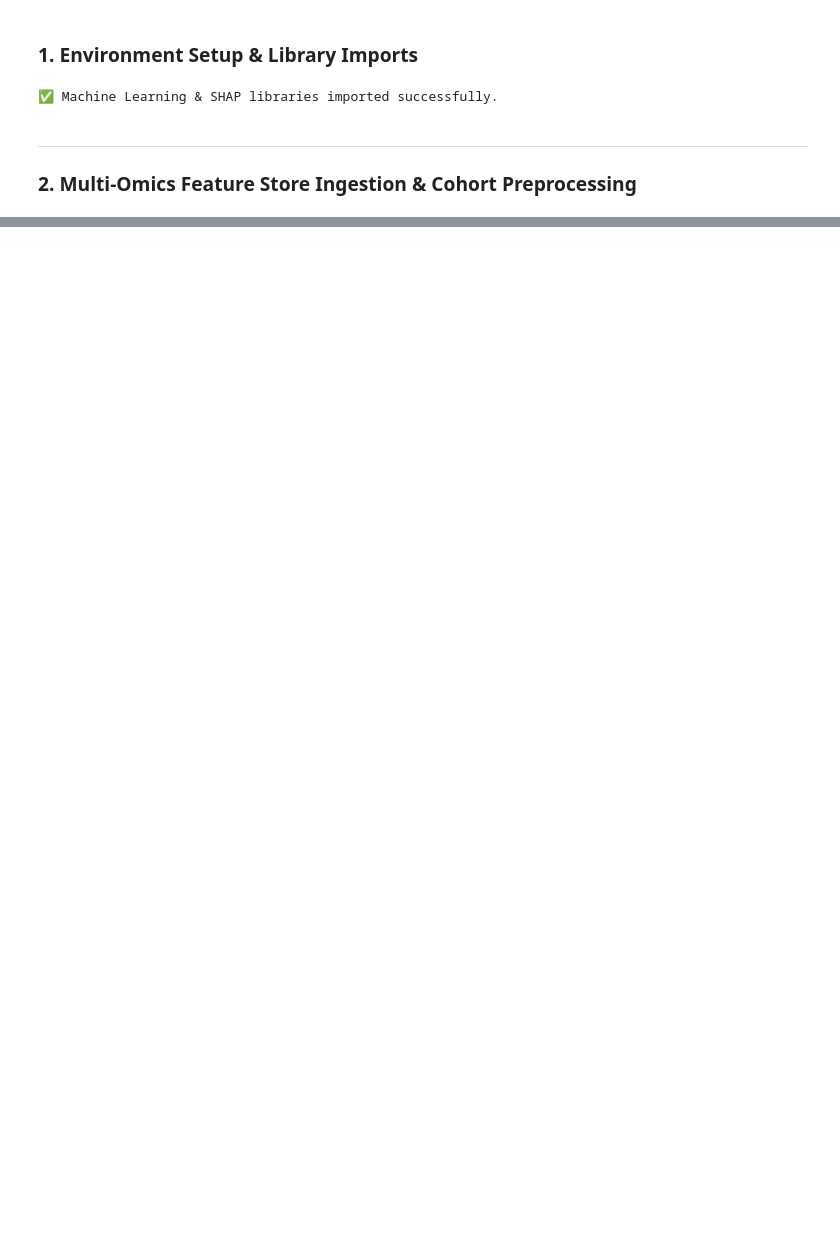
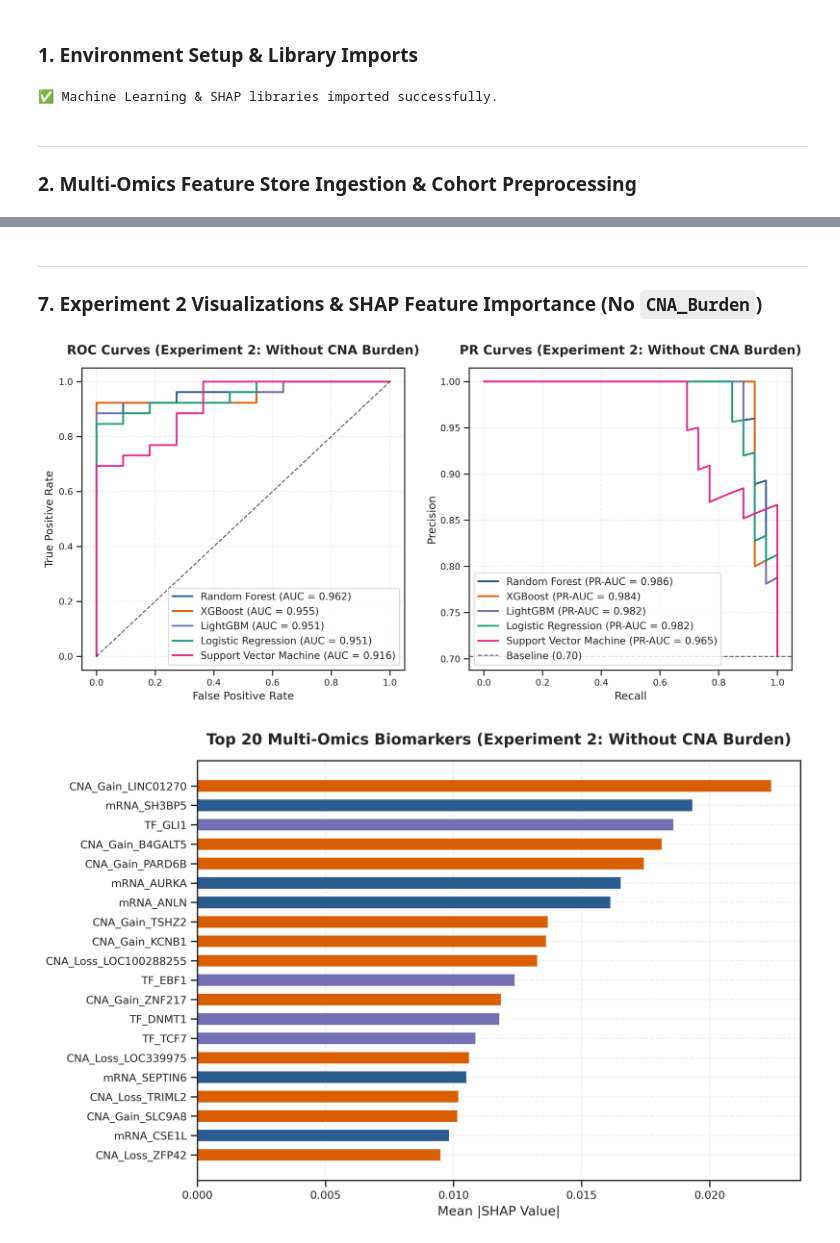
Before and after one commit to parthsanghavi017/GS_vs_CIN, a Jupyter notebook: notebooks/03_phase3_machine_learning_classifier.ipynb, the cells around one changed output, grey strips where cells are left out. Saved outputs shown, nothing was run; the diff lists cells and outputs as text; code cells hidden in the pictures; blank space fills up the shorter version.

```diff
--- a/notebooks/03_phase3_machine_learning_classifier.ipynb
+++ b/notebooks/03_phase3_machine_learning_classifier.ipynb
@@ -372,0 +264,14 @@ plt.show()
+# %%
+# Drop CNA_Burden from train and test sets
+X_train_no_burden = X_train_full.drop(columns=["CNA_Burden"])
+X_test_no_burden = X_test_full.drop(columns=["CNA_Burden"])
+
+df_exp2_metrics, fitted_exp2 = evaluate_ml_pipelines(
+    X_train_no_burden, X_test_no_burden, y_train, y_test, exp_name="Without CNA Burden"
+)
+
+df_exp2_metrics.to_csv("../results/ml_ablation_no_cna_burden_metrics.csv", index=False)
+print("💾 Saved Experiment 2 Metrics to results/ml_ablation_no_cna_burden_metrics.csv")
+
+print("\n🏆 Experiment 2 (Ablation Study - WITHOUT CNA Burden) Benchmarking Results:")
+display(df_exp2_metrics[["Model", "10CV_ROC_AUC", "10CV_PR_AUC", "10CV_Bal_Acc", "Test_ROC_AUC", "Test_PR_AUC", "Test_Bal_Acc", "Test_F1"]])
@@ -372,0 +288,61 @@ plt.show()
+# %% [markdown]
+---
+### 7. Experiment 2 Visualizations & SHAP Feature Importance (No `CNA_Burden`)
+# %%
+# 1. ROC & PR Curves for Experiment 2 (No CNA Burden)
+fig, (ax1, ax2) = plt.subplots(1, 2, figsize=(14, 6), dpi=300)
+
+for name, pipeline in fitted_exp2.items():
+    y_prob = pipeline.predict_proba(X_test_no_burden)[:, 1]
+    fpr, tpr, _ = roc_curve(y_test, y_prob)
+    ax1.plot(fpr, tpr, label=f"{name} (AUC = {roc_auc_score(y_test, y_prob):.3f})", color=colors[name], linewidth=2)
+
+ax1.plot([0, 1], [0, 1], "k--", linewidth=1.2, alpha=0.7)
+ax1.set_title("ROC Curves (Experiment 2: Without CNA Burden)", pad=15, fontweight="bold")
+ax1.set_xlabel("False Positive Rate")
+ax1.set_ylabel("True Positive Rate")
+ax1.legend(loc="lower right")
+ax1.grid(True, linestyle="--", alpha=0.3)
+
+for name, pipeline in fitted_exp2.items():
+    y_prob = pipeline.predict_proba(X_test_no_burden)[:, 1]
+    precision, recall, _ = precision_recall_curve(y_test, y_prob)
+    ax2.plot(recall, precision, label=f"{name} (PR-AUC = {average_precision_score(y_test, y_prob):.3f})", color=colors[name], linewidth=2)
+
+ax2.axhline(y_test.mean(), linestyle="--", color="#666666", linewidth=1.2, label=f"Baseline ({y_test.mean():.2f})")
+ax2.set_title("PR Curves (Experiment 2: Without CNA Burden)", pad=15, fontweight="bold")
+ax2.set_xlabel("Recall")
+ax2.set_ylabel("Precision")
+ax2.legend(loc="lower left")
+ax2.grid(True, linestyle="--", alpha=0.3)
+
+fig.savefig("../figures/roc_pr_curves_no_cna_burden_phase3.png", bbox_inches="tight", dpi=300)
+fig.savefig("../figures/roc_pr_curves_no_cna_burden_phase3.pdf", bbox_inches="tight")
+plt.show()
+
+# 2. SHAP Values for Experiment 2 (No CNA Burden)
+rf_clf2 = fitted_exp2["Random Forest"].named_steps["clf"]
+scaler2 = fitted_exp2["Random Forest"].named_steps["scaler"]
+
+X_test_scaled2 = scaler2.transform(X_test_no_burden)
+explainer2 = shap.TreeExplainer(rf_clf2)
+shap_values2 = explainer2(pd.DataFrame(X_test_scaled2, columns=X_train_no_burden.columns))
+
+vals2 = shap_values2.values[:, :, 1] if len(shap_values2.shape) == 3 else shap_values2.values
+df_shap2 = pd.DataFrame({"Feature": X_train_no_burden.columns, "Mean_Abs_SHAP": np.abs(vals2).mean(axis=0)}).sort_values("Mean_Abs_SHAP", ascending=False)
+df_shap2.to_csv("../results/ml_feature_importances_no_cna_burden_shap.csv", index=False)
+
+fig, ax = plt.subplots(figsize=(10, 7), dpi=300)
+top20_2 = df_shap2.head(20).sort_values("Mean_Abs_SHAP", ascending=True)
+colors_bar2 = ["#d95f02" if f.startswith("CNA") else ("#2b5c8f" if f.startswith("mRNA") else "#7570b3") for f in top20_2["Feature"]]
+ax.barh(top20_2["Feature"], top20_2["Mean_Abs_SHAP"], color=colors_bar2, height=0.65)
+ax.set_title("Top 20 Multi-Omics Biomarkers (Experiment 2: Without CNA Burden)", pad=15, fontweight="bold")
+ax.set_xlabel("Mean |SHAP Value|")
+ax.grid(True, linestyle="--", alpha=0.3)
+
+fig.savefig("../figures/shap_summary_no_cna_burden_phase3.png", bbox_inches="tight", dpi=300)
+fig.savefig("../figures/shap_summary_no_cna_burden_phase3.pdf", bbox_inches="tight")
+plt.show()
+# %% [output]
+[figure, added]
+[figure, added]
```
Also changed, not shown: parts of 20 cells of this notebook, 13 other files.
